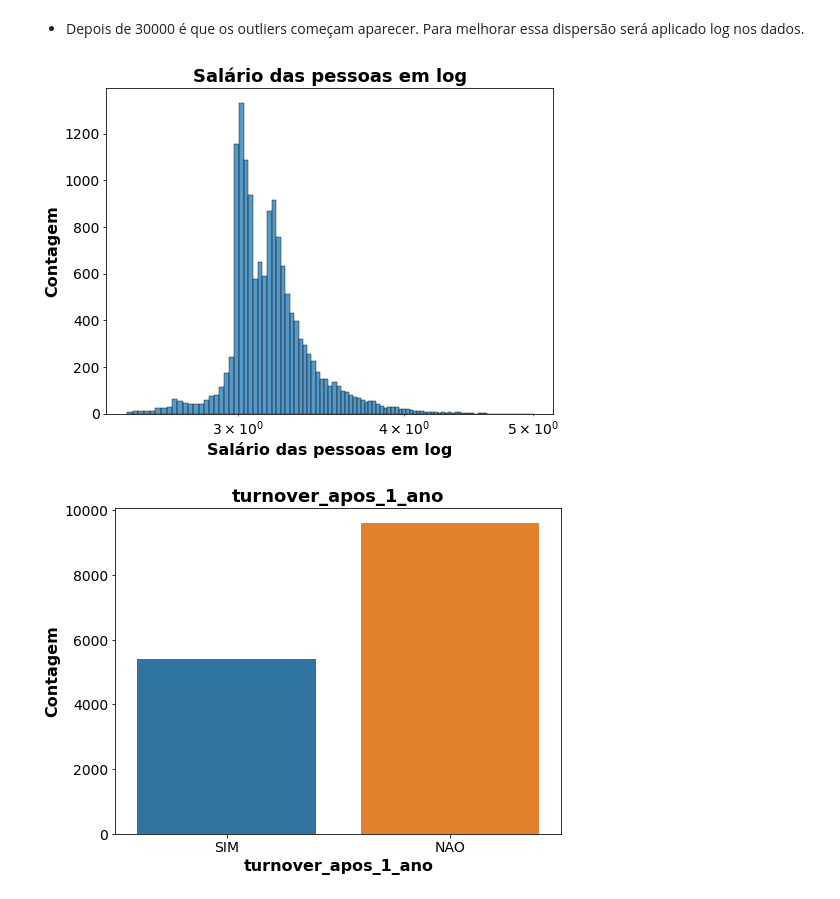
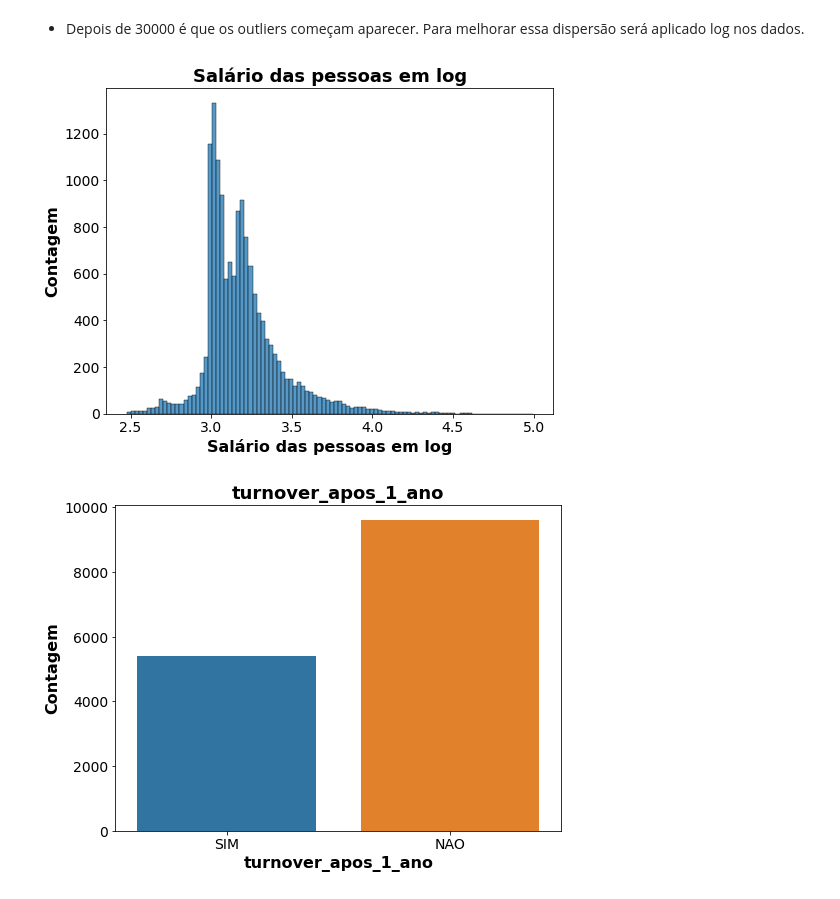
Before and after one commit to AntonioJuniorF/flow_employed, a Jupyter notebook: Notebooks/Competição_parte_1.ipynb, the cells around one changed output. Saved outputs shown, nothing was run; the diff lists cells and outputs as text; code cells hidden in the pictures.

```diff
--- a/Notebooks/Competição_parte_1.ipynb
+++ b/Notebooks/Competição_parte_1.ipynb
@@ -456,15 +460,14 @@ df['contrato_salario_log'] = np.log10(df['contrato_salario'])
 # %%
 plt.rc('ytick', labelsize=14)
 plt.rc('xtick', labelsize=14)
 plt.figure(figsize=(8,6))
 plt.title('Salário das pessoas em log',fontsize= 18, fontweight= 'bold')
 sns.histplot(x='contrato_salario_log',data=df, bins = 100)
 plt.xlabel('Salário das pessoas em log', fontsize= 16, fontweight= 'bold')
 plt.ylabel('Contagem', fontsize= 16, fontweight= 'bold')
-plt.semilogx()
 plt.show()
 # %% [output]
-[figure, old version]
+[figure, new version]
 # %%
 plt.rc('ytick', labelsize=14)
 plt.rc('xtick', labelsize=14)
```
Also changed, not shown: parts of 19 cells of this notebook.
